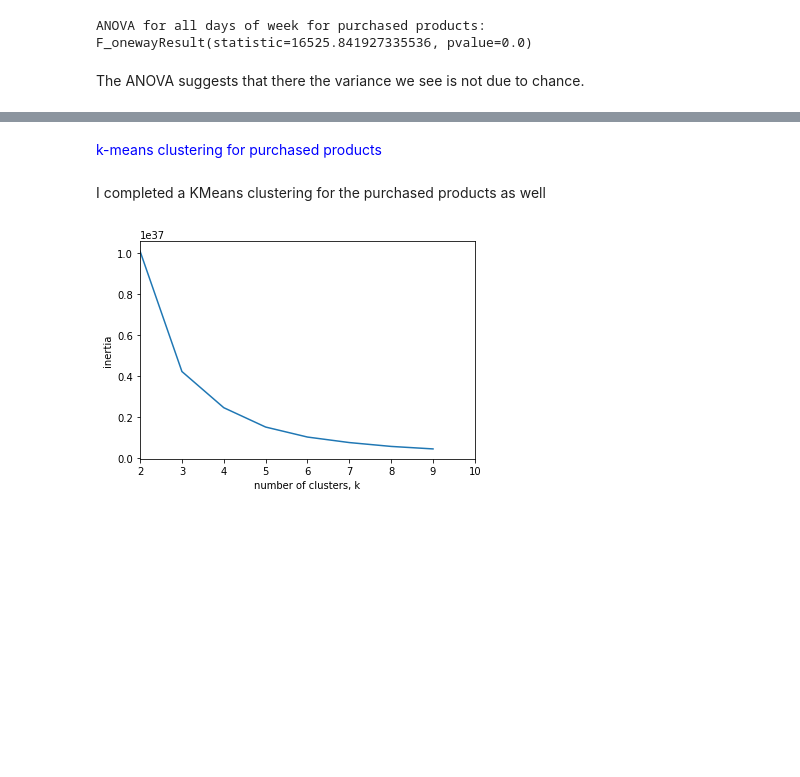
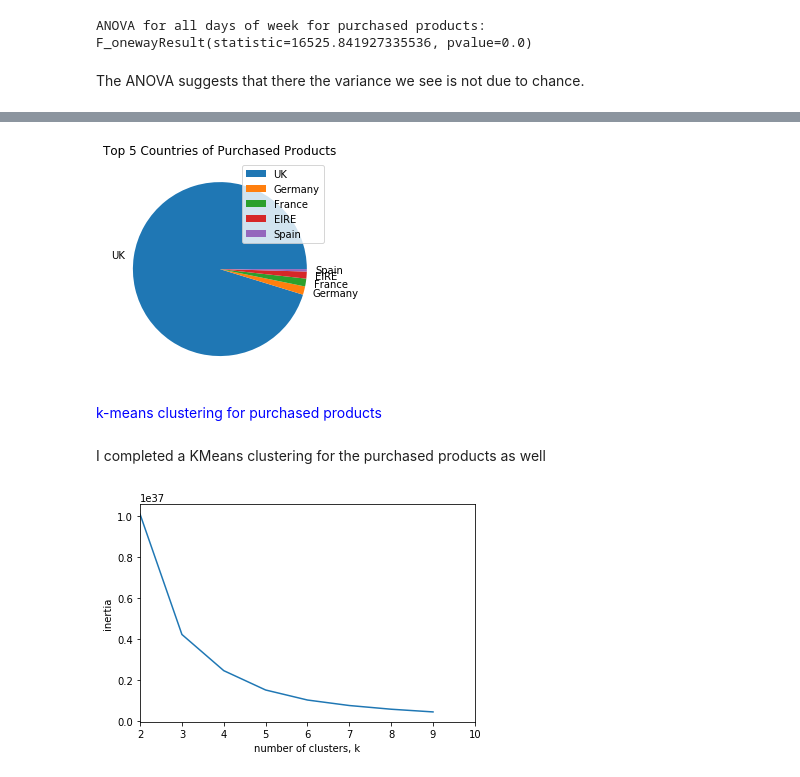
Before and after one commit to bhan-ds/Springboard-Capstone2, a Jupyter notebook: Capstone 2.ipynb, the cells around one changed output, grey strips where cells are left out. Cells and saved outputs as stored; diff of their text form; code cells hidden in the pictures; blank space fills up the shorter version.

```diff
--- a/Capstone 2.ipynb
+++ b/Capstone 2.ipynb
@@ -1742,3 +1738,6 @@ print('ANOVA for all days of week for purchased products:', stats.f_oneway(monda
 ANOVA for all days of week for purchased products: F_onewayResult(statistic=16525.841927335536, pvalue=0.0)
 # %% [markdown]
 The ANOVA suggests that there the variance we see is not due to chance.
+# %%
+purch_country = get_top_nums(normal, 'Country', 5)
+purch_country
@@ -1745,3 +1751,11 @@ The ANOVA suggests that there the variance we see is not due to chance.
+# %%
+#pie chart of country data above
+_ = plt.pie(purch_country['ValueCount'], labels=['UK', 'Germany', 'France', 'EIRE', 'Spain'])
+_ = plt.title('Top 5 Countries of Purchased Products')
+_ = plt.legend()
+plt.show()
+# %% [output]
+[figure, added]
 # %% [markdown]
 <span style='color:Blue'> k-means clustering for purchased products  </span>
 # %% [markdown]
```
Also changed, not shown: parts of 31 cells of this notebook, 2 other files.
